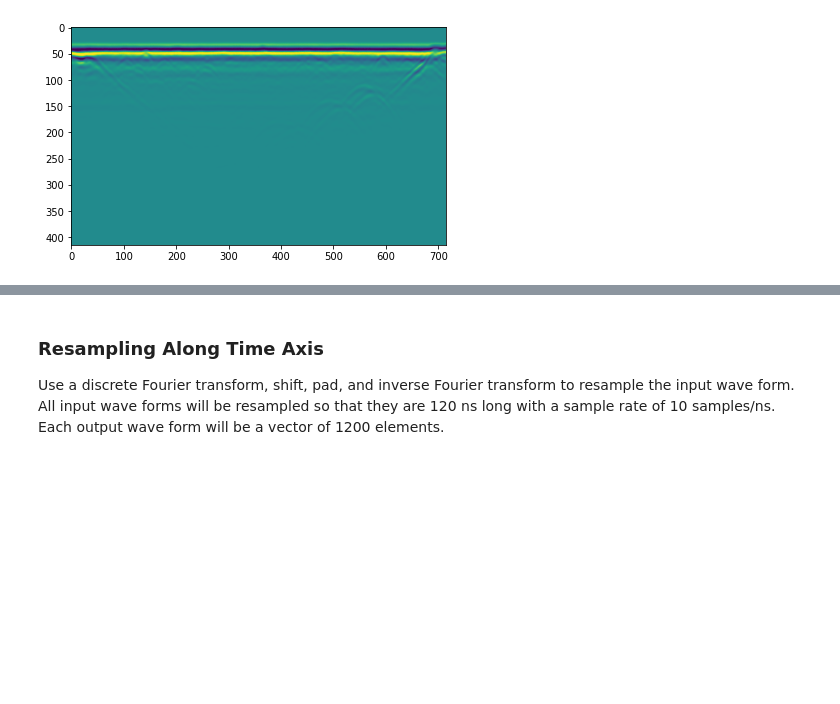
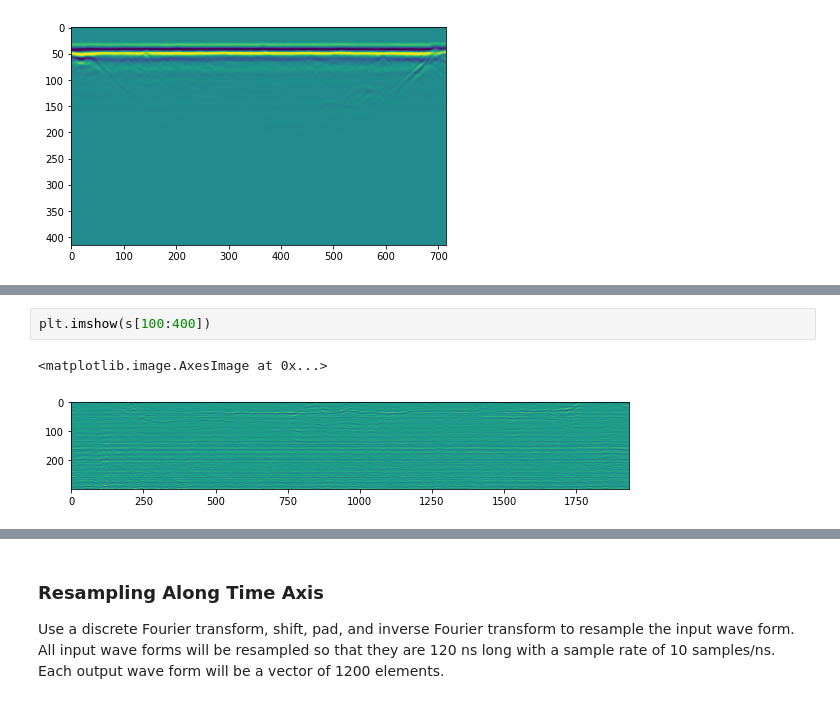
Before and after one commit to jeanruggiero/masters-thesis, a Jupyter notebook: DataExploration.ipynb, the cells around one changed output, grey strips where cells are left out. Cells and saved outputs as stored; diff of their text form; blank space fills up the shorter version.

```diff
--- a/DataExploration.ipynb
+++ b/DataExploration.ipynb
@@ -63,0 +113,5 @@ plt.imshow(d)
+# %%
+plt.imshow(s[100:400])
+# %% [output]
+<matplotlib.image.AxesImage at 0x...>
+[figure, added]
```
Also changed, not shown: parts of 10 cells of this notebook, 3 other files.
